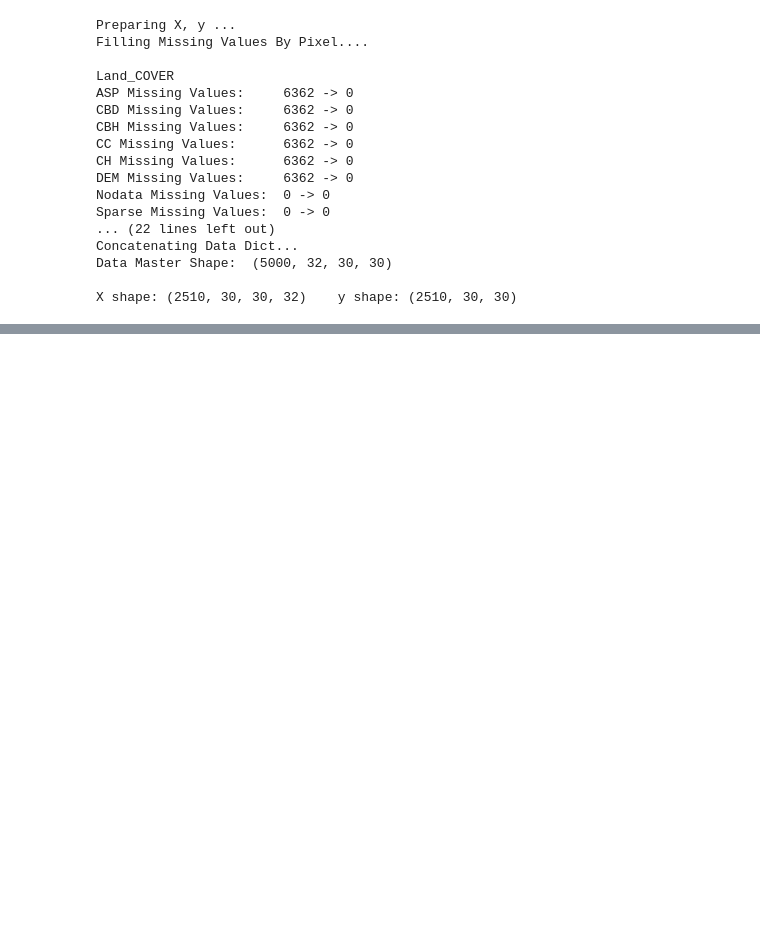
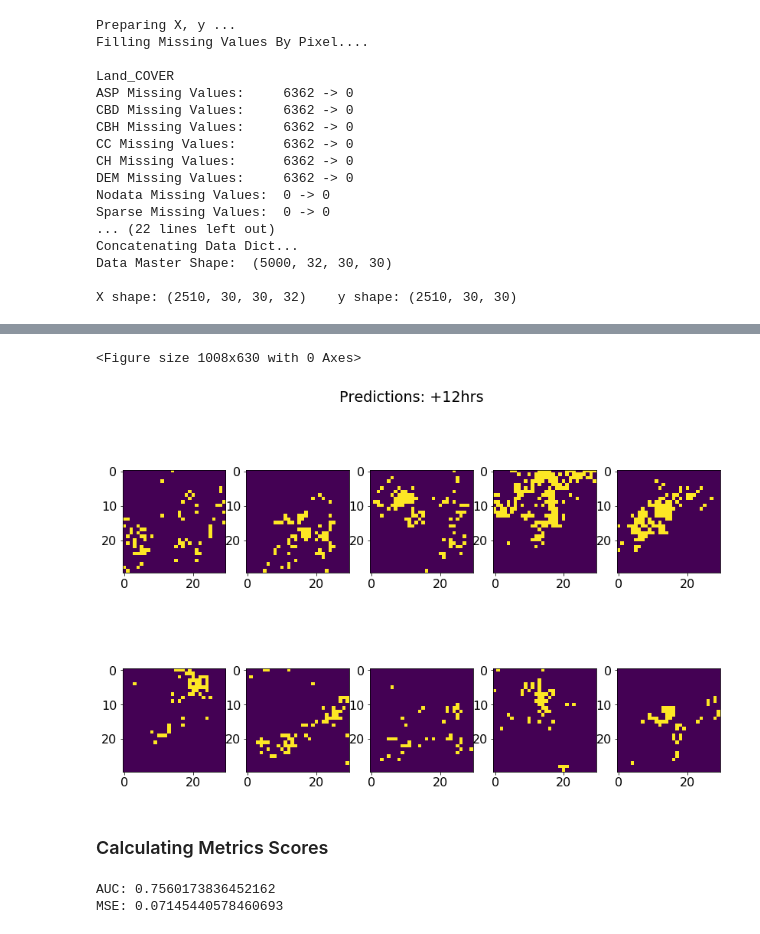
Before and after one commit to M0gician/UCI-ML-Hackathon-2020, a Jupyter notebook: cnn-test.ipynb, the cells around one changed output, grey strips where cells are left out. Saved outputs shown, nothing was run; the diff lists cells and outputs as text; code cells hidden in the pictures; blank space fills up the shorter version.

```diff
--- a/cnn-test.ipynb
+++ b/cnn-test.ipynb
@@ -326,0 +351,19 @@ check_model_results(1000, X_test, y_test)
+# %%
+X_target = [pred[i] for i in range(950,1050,10)]
+
+set_fig_settings((FIG_REG_WIDTH*2,FIG_REG_WIDTH*1.25))
+X_target_binary = [X_target[i] > 0.35 for i in range(10)]
+
+plt.figure()
+#subplot(r,c) provide the no. of rows and columns
+f, axarr = plt.subplots(2,5)
+f.suptitle(f'Predictions: +12hrs')
+for i in range(5):
+    axarr[0,i].imshow(X_target_binary[i])
+for i in range(5,10):
+    axarr[1,i-5].imshow(X_target_binary[i])
+# %% [output]
+<Figure size 1008x630 with 0 Axes>
+[figure, added]
+# %% [markdown]
+### Calculating Metrics Scores
@@ -326,0 +372,11 @@ check_model_results(1000, X_test, y_test)
+# %%
+pred = model.predict(X_test)
+actual = y_test
+pred_1d = pred.reshape((pred.shape[0] * 30 * 30, 1))
+actual_1d = y_test.reshape(y_test.shape[0] * 30 * 30, 1)
+roc_auc_score(actual_1d, pred_1d)
+print("AUC: {}".format(roc_auc_score(actual_1d, pred_1d)))
+print("MSE: {}".format(np.mean([np.mean((pred[i] - actual[i]) ** 2) for i in range(pred.shape[0])])))
+# %% [output]
+AUC: 0.7560173836452162
+MSE: 0.07145440578460693
```
Also changed, not shown: parts of 17 cells of this notebook.
